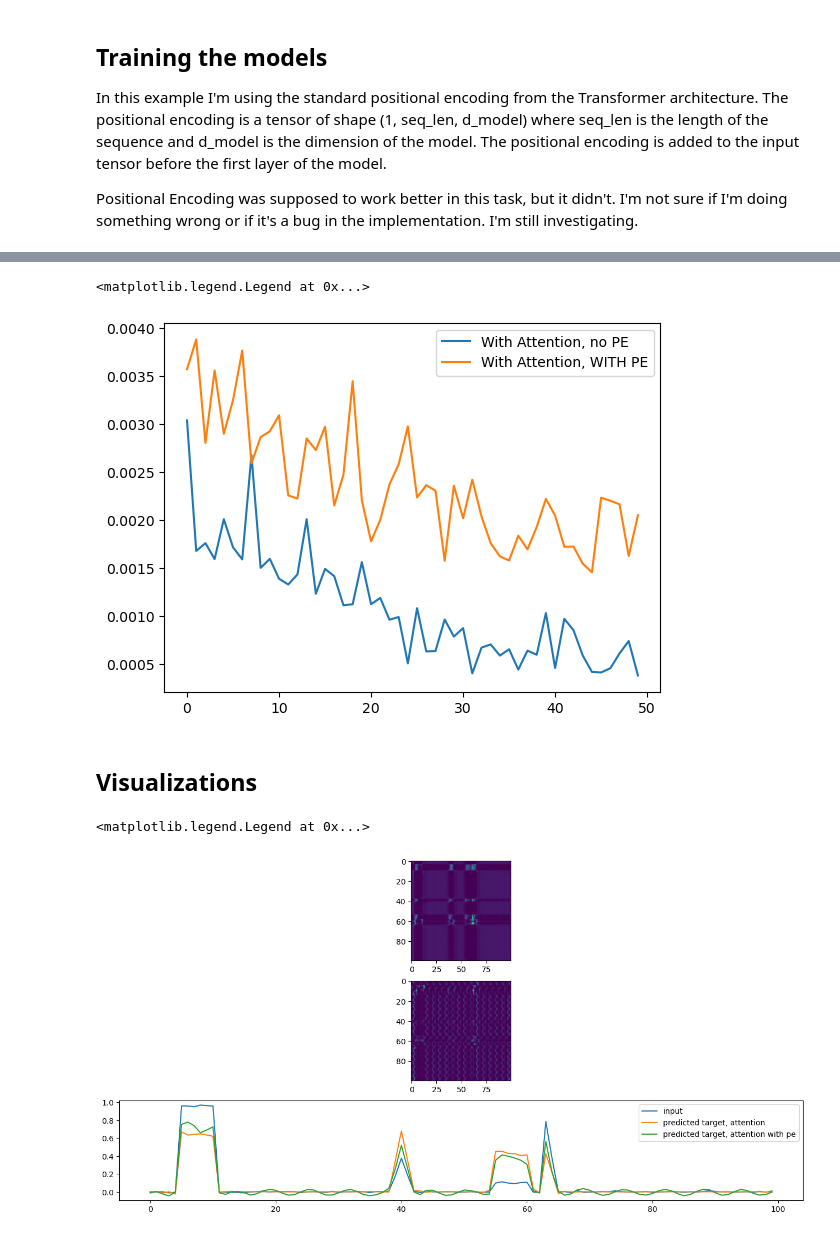
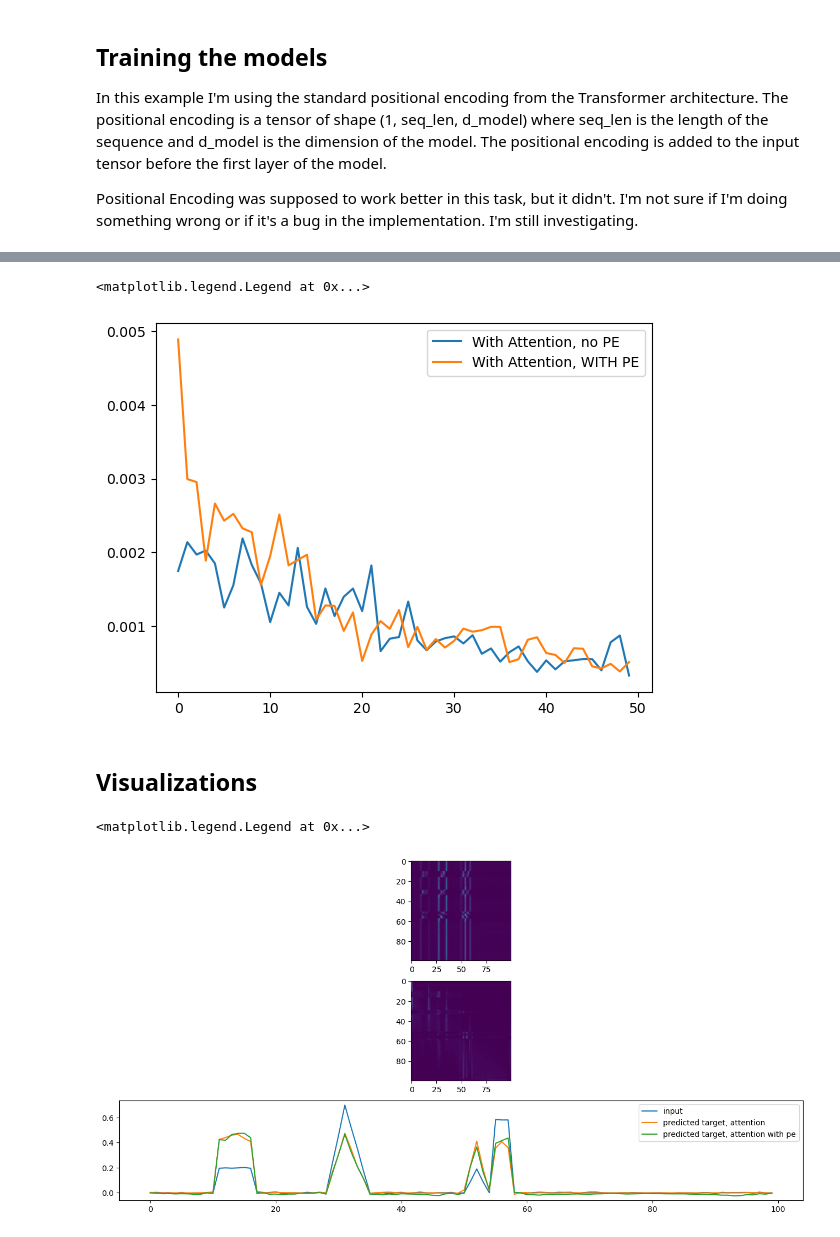
Before and after one commit to tiagofrepereira2012/attention_intuition, a Jupyter notebook: 2.attention_positioning_encoding.ipynb, the cells around one changed output, grey strips where cells are left out. Drawn from its saved outputs; the diff is of its cells as text; code cells hidden in the pictures.

```diff
--- a/2.attention_positioning_encoding.ipynb
+++ b/2.attention_positioning_encoding.ipynb
@@ -45,6 +45,12 @@ def positional_encoding(max_position, d_model, min_freq=1e-4):
     return pos_enc
 
 
+def positional_encoding_simple(max_position, d_model, min_freq=1e-4):
+    # With sinusoidal positional encoding
+    pos_enc = np.expand_dims(np.arange(max_position)/max_position, axis=1)
+    return pos_enc
+
+
 @dataclass
 class ShapeLog:
     """
@@ -57,7 +63,7 @@ class ShapeLog:
     height: int
 
 
-def generate_pair(size: int = 100, max_height: int = 50, noise_std: float = 0.3, num_shapes:int = 4, with_pe: bool = False):
+def generate_pair(size: int = 100, max_height: int = 50, noise_std: float = 0.3, num_shapes:int = 4, with_pe: bool = False, positional_encoding_fn = positional_encoding):
     """
     Generate a pair of images. One with the randomly generated sequence of triangles and/or rectangles
     and the other one with the average hights of the shapes in the first image.
@@ -173,7 +179,7 @@ def generate_pair(size: int = 100, max_height: int = 50, noise_std: float = 0.3,
 
     if with_pe:
         # Creating the absolute position encoding
-        pe = positional_encoding(size, 1).T[0]
+        pe = positional_encoding_fn(size, 1).T[0]
         input += pe
         target += pe
 
@@ -186,7 +192,7 @@ def generate_pair(size: int = 100, max_height: int = 50, noise_std: float = 0.3,
 
 
 class ShapeDataset(Dataset):
-    def __init__(self, max_samples=1000, size=100, max_height=50, noise_std=0.3, with_pe=False):
+    def __init__(self, max_samples=1000, size=100, max_height=50, noise_std=0.3, with_pe=False, positional_encoding_fn=positional_encoding):
         """
         Shape dataset.
         It generates a pair of images. One with the randomly generated sequence of triangles and/or rectangles
@@ -199,7 +205,7 @@ class ShapeDataset(Dataset):
             noise_std: The standard deviation of the noise to add to the images
 
         """
-        self.images = [generate_pair(size=size, max_height=max_height, noise_std=noise_std, with_pe=with_pe) for _ in range(max_samples)]
+        self.images = [generate_pair(size=size, max_height=max_height, noise_std=noise_std, with_pe=with_pe, positional_encoding_fn=positional_encoding_fn) for _ in range(max_samples)]
 
     def __len__(self):
         return len(self.images)
@@ -209,11 +215,13 @@ class ShapeDataset(Dataset):
 
 
 
-original, target = generate_pair(with_pe=True)
+positional_encoding_fn = positional_encoding_simple
+#positional_encoding_fn = positional_encoding
+original, target = generate_pair(with_pe=True, max_height=100, size=SIZE, positional_encoding_fn=positional_encoding_fn)
 
 # Plotting the dataset
 fig = plt.figure()
-pe = positional_encoding(SIZE, 1).T[0]
+pe = positional_encoding_fn(SIZE, 1).T[0]
 plt.plot(range(len(original[0])), original[0]-pe, label="input")
 plt.plot(range(len(target[0])), target[0]-pe, label="target")
 plt.legend()
@@ -250,9 +258,9 @@ class SelfAttentionLayer(nn.Module):
         A = Q.transpose(1, 2).matmul(K).softmax(2)
         return A
 
-def train_model(model, epochs=20, device="cuda", with_pe=False):
+def train_model(model, epochs=20, device="cuda", with_pe=False, positional_encoding_fn=positional_encoding):
     train_loader = torch.utils.data.DataLoader(
-        dataset=ShapeDataset(size=100, max_height=50, noise_std=0.3, max_samples=10000, with_pe=with_pe),
+        dataset=ShapeDataset(size=100, max_height=50, noise_std=0.3, max_samples=10000, with_pe=with_pe, positional_encoding_fn=positional_encoding_fn),
         batch_size=32,
         shuffle=True,
         num_workers=4,
@@ -307,7 +315,7 @@ attention_model_pe = nn.Sequential(
     nn.ReLU(),
     nn.Conv1d(64, 1, kernel_size=(5,), padding="same"),
 )
-loss_per_epoch_attention_pe = train_model(attention_model_pe, epochs=50, device=DEVICE, with_pe=True)
+loss_per_epoch_attention_pe = train_model(attention_model_pe, epochs=50, device=DEVICE, with_pe=True, positional_encoding_fn=positional_encoding_fn)
 
 
 
@@ -331,11 +339,11 @@ Epoch: 40, Loss: 0.0020447256974875927
 <matplotlib.legend.Legend at 0x...>
-[figure, old version]
+[figure, new version]
 # %% [markdown]
 ## Visualizations
 # %%
-#np.random.seed(32)
-pe = positional_encoding(SIZE, 1).T[0]
-original_pe, target_pe = generate_pair(with_pe=True)
+np.random.seed(45)
+pe = positional_encoding_fn(SIZE, 1).T[0]
+original_pe, target_pe = generate_pair(with_pe=True, size=SIZE, max_height=100, positional_encoding_fn=positional_encoding_fn)
 
 original = np.expand_dims(original_pe[0]-pe, axis=0)
 target = np.expand_dims(target_pe[0]-pe, axis=0)
@@ -382,4 +390,4 @@ ax3.plot(range(len(original_pe[0])), predicted_pe-pe, label="predicted target, a
 plt.legend()
 # %% [output]
 <matplotlib.legend.Legend at 0x...>
-[figure, old version]
+[figure, new version]
```
Also changed, not shown: parts of 3 cells of this notebook, 1 other file.
